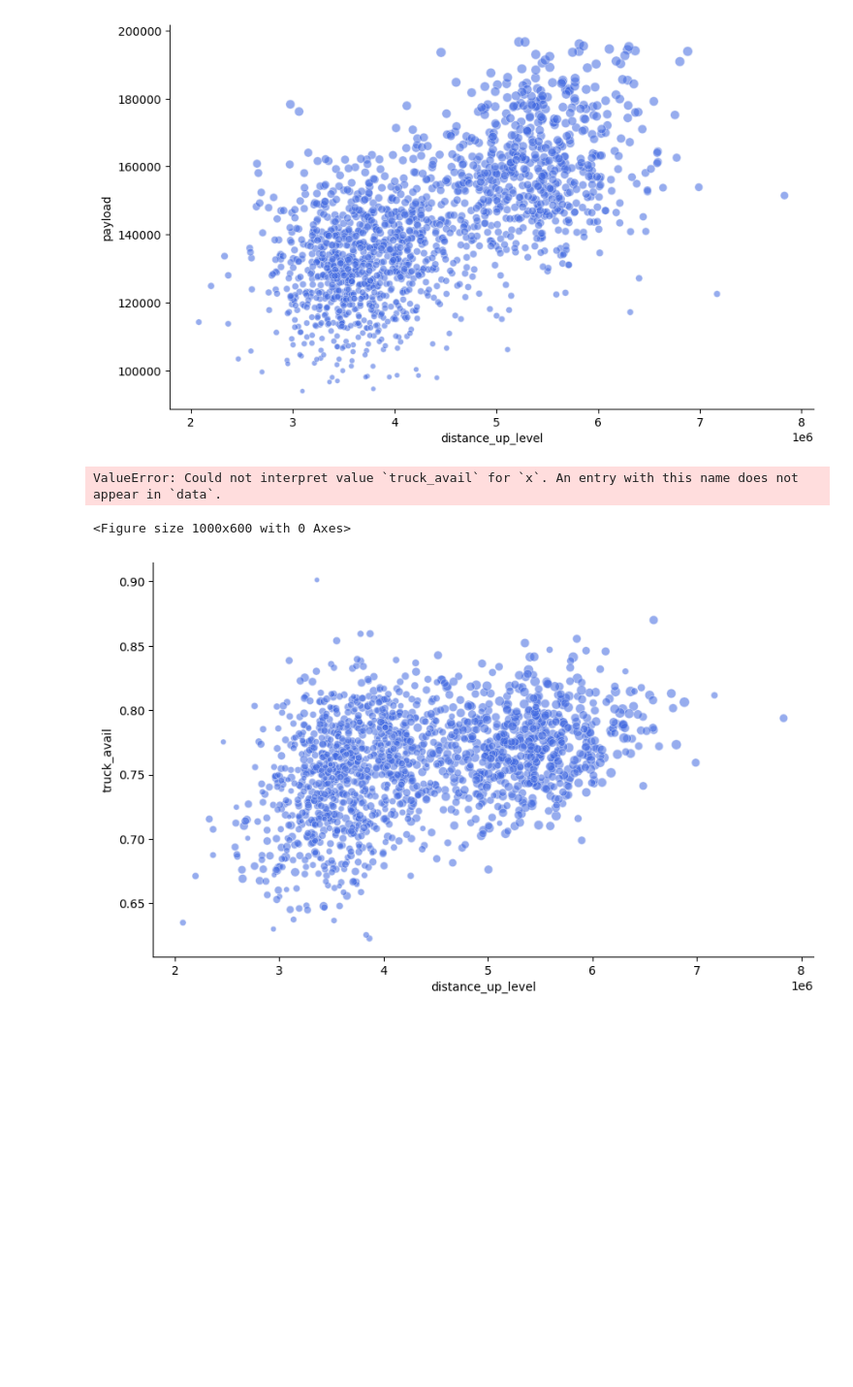
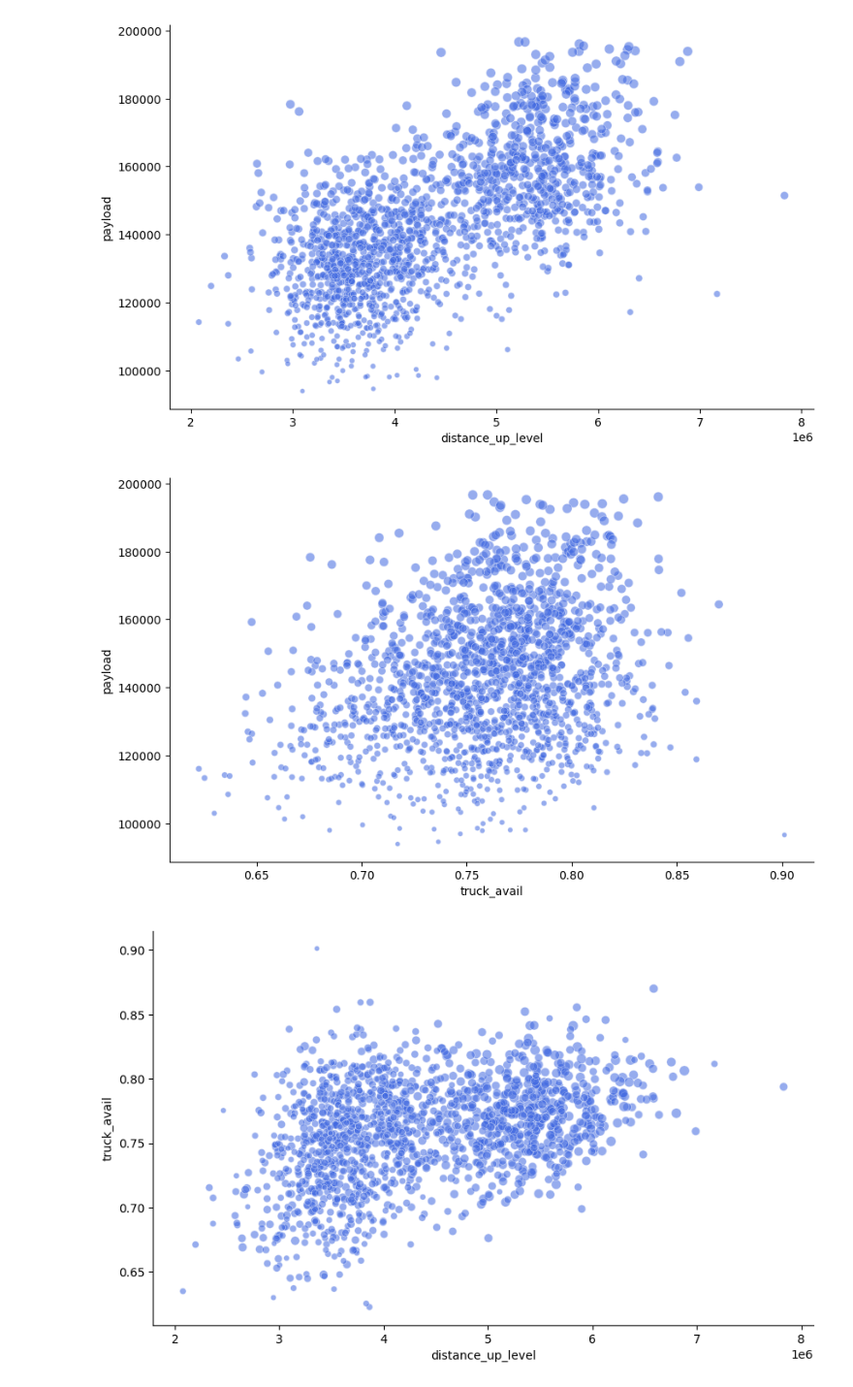
Before and after one commit to ecdiazl/capstone-project, a Jupyter notebook: ADABoost/Capstone - Prescripción.ipynb, the cells around one changed output. Shown at 97% size. Drawn from its saved outputs; the diff is of its cells as text; code cells hidden in the pictures; blank space fills up the shorter version.

```diff
--- a/ADABoost/Capstone - Prescripción.ipynb
+++ b/ADABoost/Capstone - Prescripción.ipynb
@@ -100,6 +100,7 @@ np.float64(142357.4639507874)
 # %%
 # agregamos columna de validación del promedio de la variable payload
-df_selected['payload_validation'] = np.where(df_selected['payload'] >= df_selected.payload.mean(), 1, 0)
+df_selected['payload_validation'] = np.where(df_selected['payload'] >= df_selected.payload.mean(), np.int8(1), np.int8(0))
+df['payload_validation'] = df_selected['payload_validation']
 # %% [output]
 A value is trying to be set on a copy of a slice from a DataFrame.
 Try using .loc[row_indexer,col_indexer] = value instead
@@ -153,30 +169,29 @@ sns.despine()
 # %%
 # relación entre distance_up_level y payload
 plt.figure(figsize=(10, 6))
 
 # definimos una paleta de colores
 custom_palette = {0: 'slategray', 1: 'tomato'}
 
 sns.scatterplot(x='truck_avail',
                 y='payload',
-                data=df_selected,
+                data=df,
                 #hue='payload_validation',
                 #style='payload_validation',
                 size='payload',
                 markers=['o', 'h'],
                 legend= False,
                 alpha=0.55,
                 #linewidth=0.3,
                 #edgecolor='darkgrey',
                 #palette = custom_palette,
                 color='royalblue'
                 )
 
 # mejoramos la visualización
 sns.despine()
 # %% [output]
-ValueError: Could not interpret value `truck_avail` for `x`. An entry with this name does not appear in `data`.
-<Figure size 1000x600 with 0 Axes>
+[figure, added]
 # %%
 # relación entre distance_up_level y truck_avail
 plt.figure(figsize=(10, 6))
```
Also changed, not shown: parts of 8 cells of this notebook, 1 other file.
